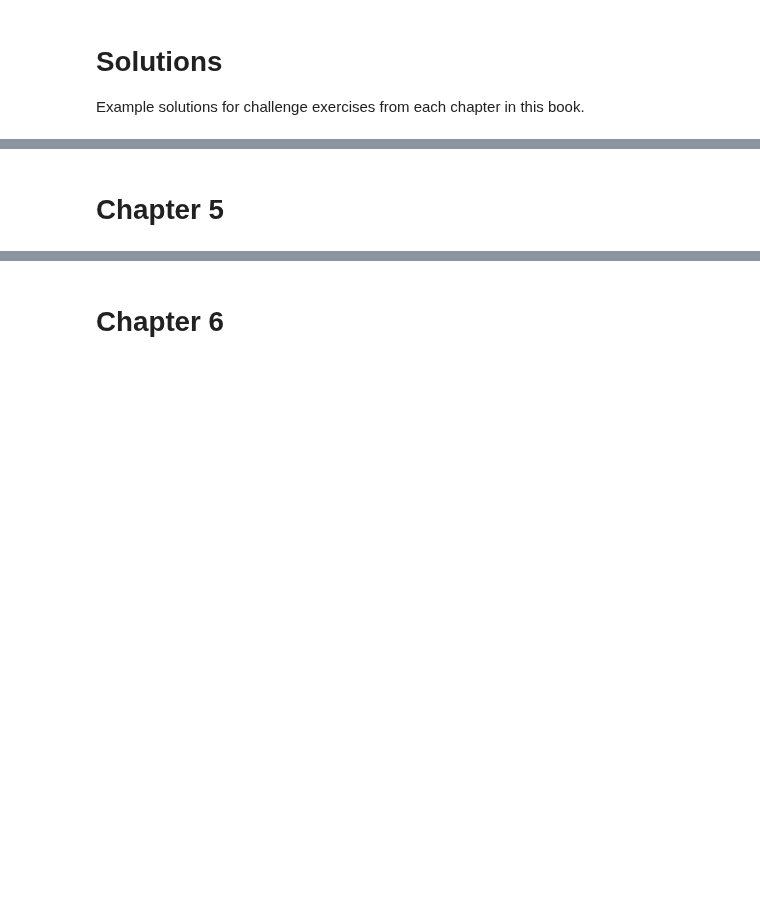
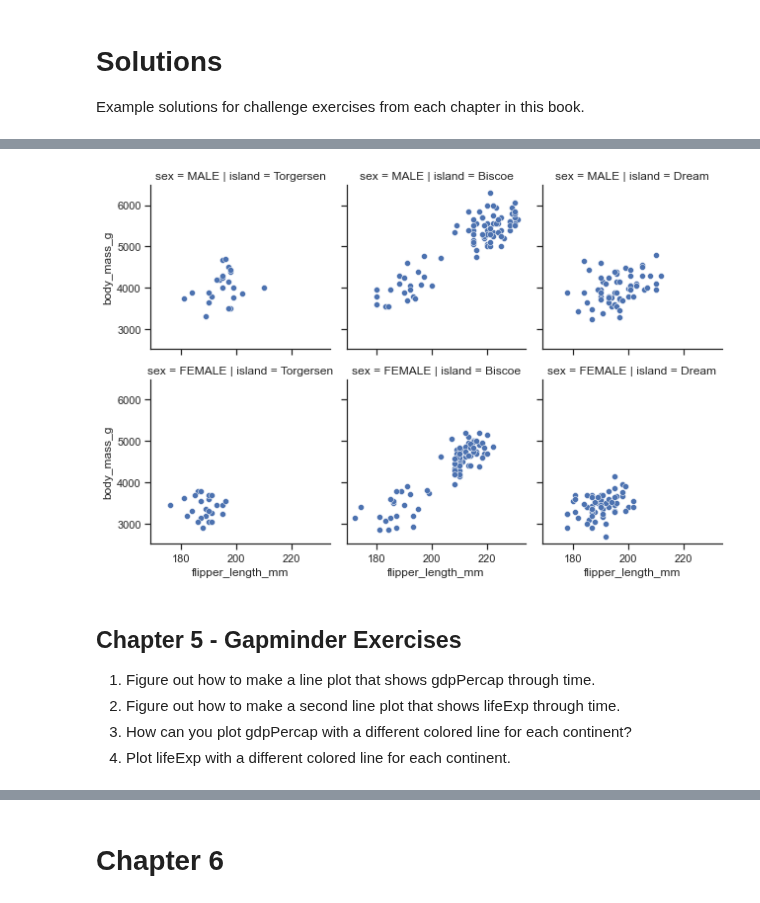
Before and after one commit to EastBayEv/SSDS-TAML, a Jupyter notebook: _build/jupyter_execute/fall2022/Solutions.ipynb, the cells around one changed output, grey strips where cells are left out. Drawn from its saved outputs; the diff is of its cells as text; code cells hidden in the pictures; blank space fills up the shorter version.

```diff
--- a/_build/jupyter_execute/fall2022/Solutions.ipynb
+++ b/_build/jupyter_execute/fall2022/Solutions.ipynb
@@ -13,2 +311,13 @@ Example solutions for challenge exercises from each chapter in this book.
+# %%
+#4
+facet_plot = sns.FacetGrid(data = peng, col = "island",  row = "sex")
+facet_plot.map(sns.scatterplot, "flipper_length_mm", "body_mass_g");
+# %% [output]
+[figure, added]
 # %% [markdown]
-# Chapter 5
+## Chapter 5 - Gapminder Exercises
+
+1. Figure out how to make a line plot that shows gdpPercap through time.
+2. Figure out how to make a second line plot that shows lifeExp through time.
+3. How can you plot gdpPercap with a different colored line for each continent?
+4. Plot lifeExp with a different colored line for each continent.
```
Also changed, not shown: parts of 42 cells of this notebook, 48 other files.
